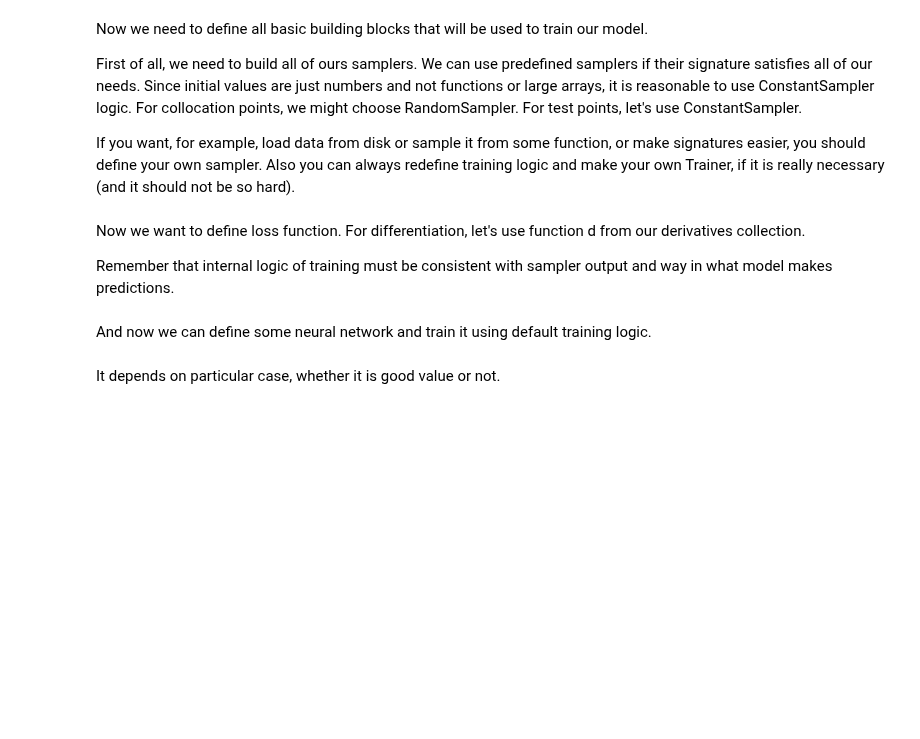
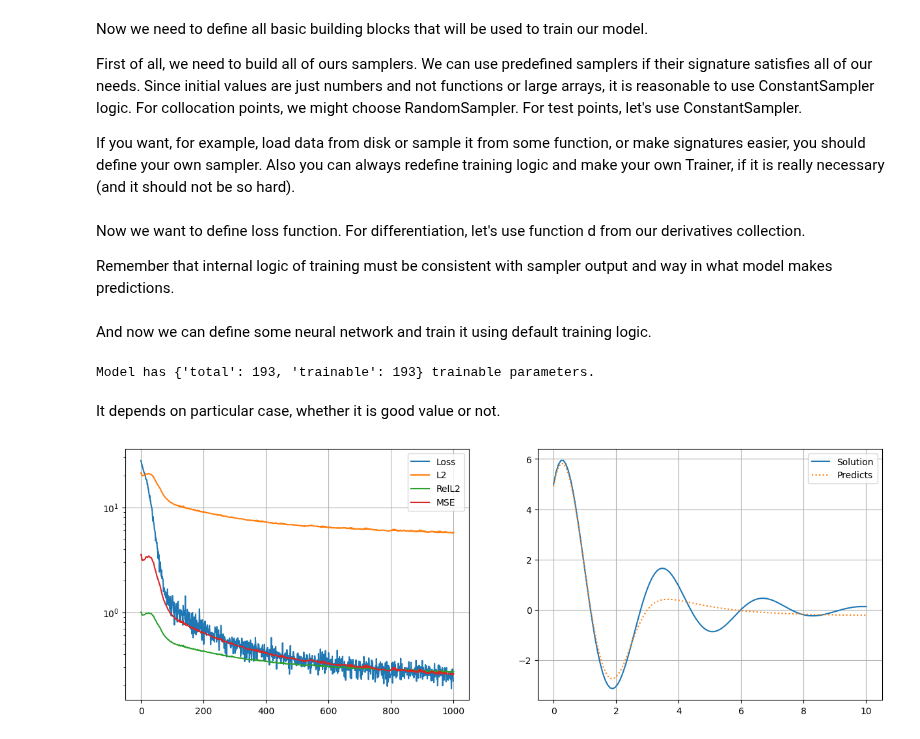
Before and after one commit to DaniilLaptev/pinns, a Jupyter notebook: examples/damped harmonic oscillator basic.ipynb, the cells around one changed output. Saved outputs shown, nothing was run; the diff lists cells and outputs as text; code cells hidden in the pictures; blank space fills up the shorter version.

```diff
--- a/examples/damped harmonic oscillator basic.ipynb
+++ b/examples/damped harmonic oscillator basic.ipynb
@@ -103,6 +105,7 @@ And now we can define some neural network and train it using default training lo
 from pinns import Trainer
 from pinns.models import FF
 from pinns.optimizers import Adam
+from pinns.metrics import l2, rel_l2, mse
 
 pinn = FF([1] + [64] + [1], activ=nn.Tanh(), biases=True)
 print(f'Model has {pinn.count_parameters()} trainable parameters.')
@@ -115,11 +118,14 @@ trainer = Trainer(
     constraints_sampler,
     collocation_sampler,
     loss_coefs=[0.8, 0.2],    # Coefficients are very important.
-    test_points_sampler=test_points_sampler
 )
 
 trainer.train(
     num_iters=1000,
     optimizers=[(0, adam)],
-    validate_every=1
+    validate_every=1,
+    test_sampler=test_points_sampler,
+    metrics=[l2, rel_l2, mse],
     )
+# %% [output]
+Model has {'total': 193, 'trainable': 193} trainable parameters.
@@ -131,18 +134,28 @@ It depends on particular case, whether it is good value or not.
 # %%
 # pinn.model = torch.load('./very_good_model_dont_delete.pt')
 
-fig, axs = plt.subplots(1, 2, figsize=(10, 3))
+fig, axs = plt.subplots(1, 2, figsize=(15, 5))
 
-axs[0].plot(trainer.loss_history, label='Loss')
-axs[0].plot(range(0, trainer.iter + 1, 1), trainer.error_history, label='L2')
+axs[0].plot([ls for ls in trainer.loss_history], label='Loss')
+
+l2_history = [er[0] for er in trainer.error_history]
+rel_l2_history = [er[1] for er in trainer.error_history]
+mse_history = [er[2] for er in trainer.error_history]
+x = range(0, trainer.iter + 1, 1)
+
+axs[0].plot(x, l2_history, label='L2')
+axs[0].plot(x, rel_l2_history, label='RelL2')
+axs[0].plot(x, mse_history, label='MSE')
 axs[0].grid()
 axs[0].set_yscale('log')
 axs[0].legend()
 
 preds = pinn.predict(t.reshape(-1, 1))
 axs[1].plot(t, solution, label='Solution')
 axs[1].plot(t, preds.detach(), label='Predicts', linestyle=':')
 axs[1].grid()
 axs[1].legend()
 
 plt.show()
+# %% [output]
+[figure, added]
```
Also changed, not shown: parts of 2 cells of this notebook, 2 other files.
